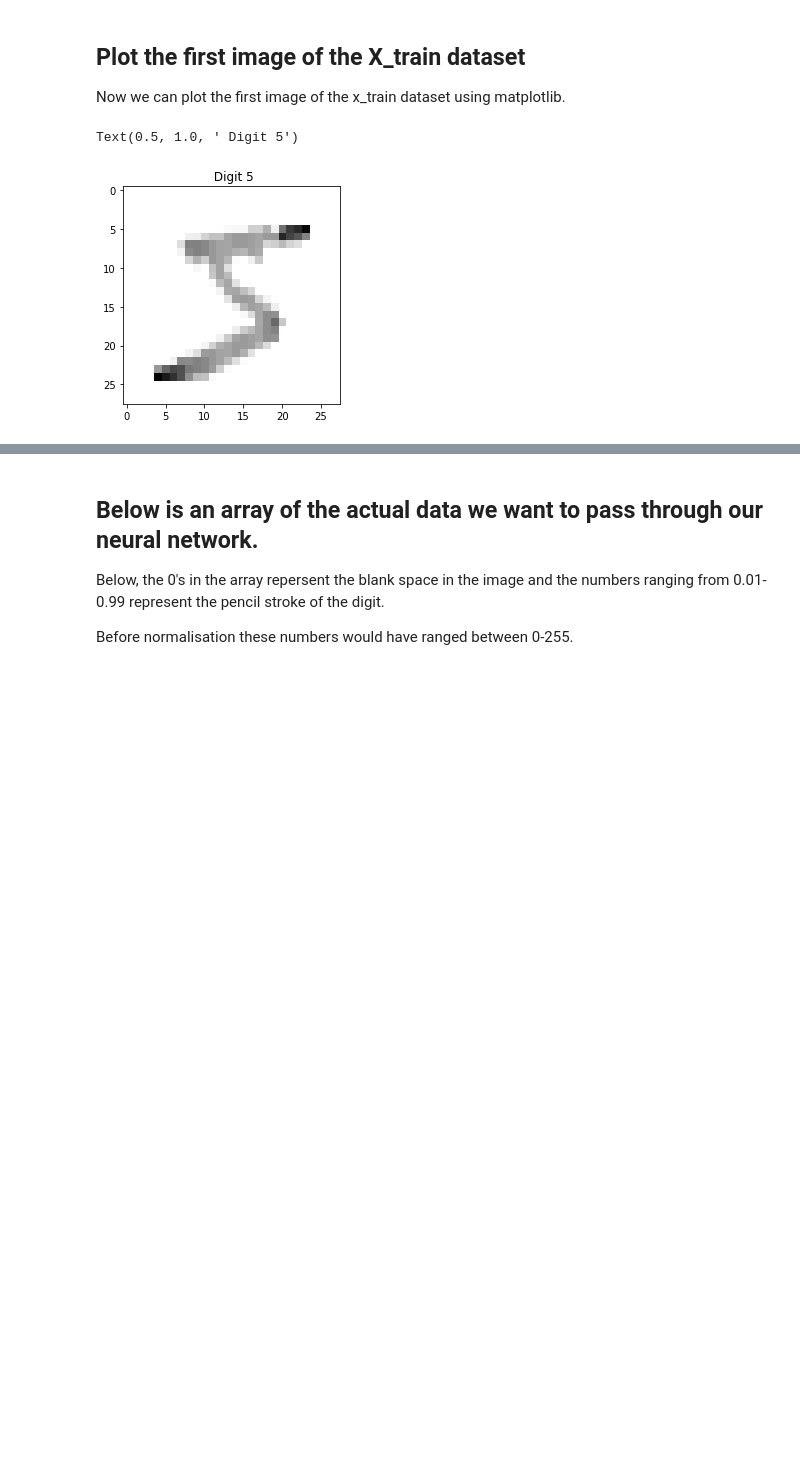
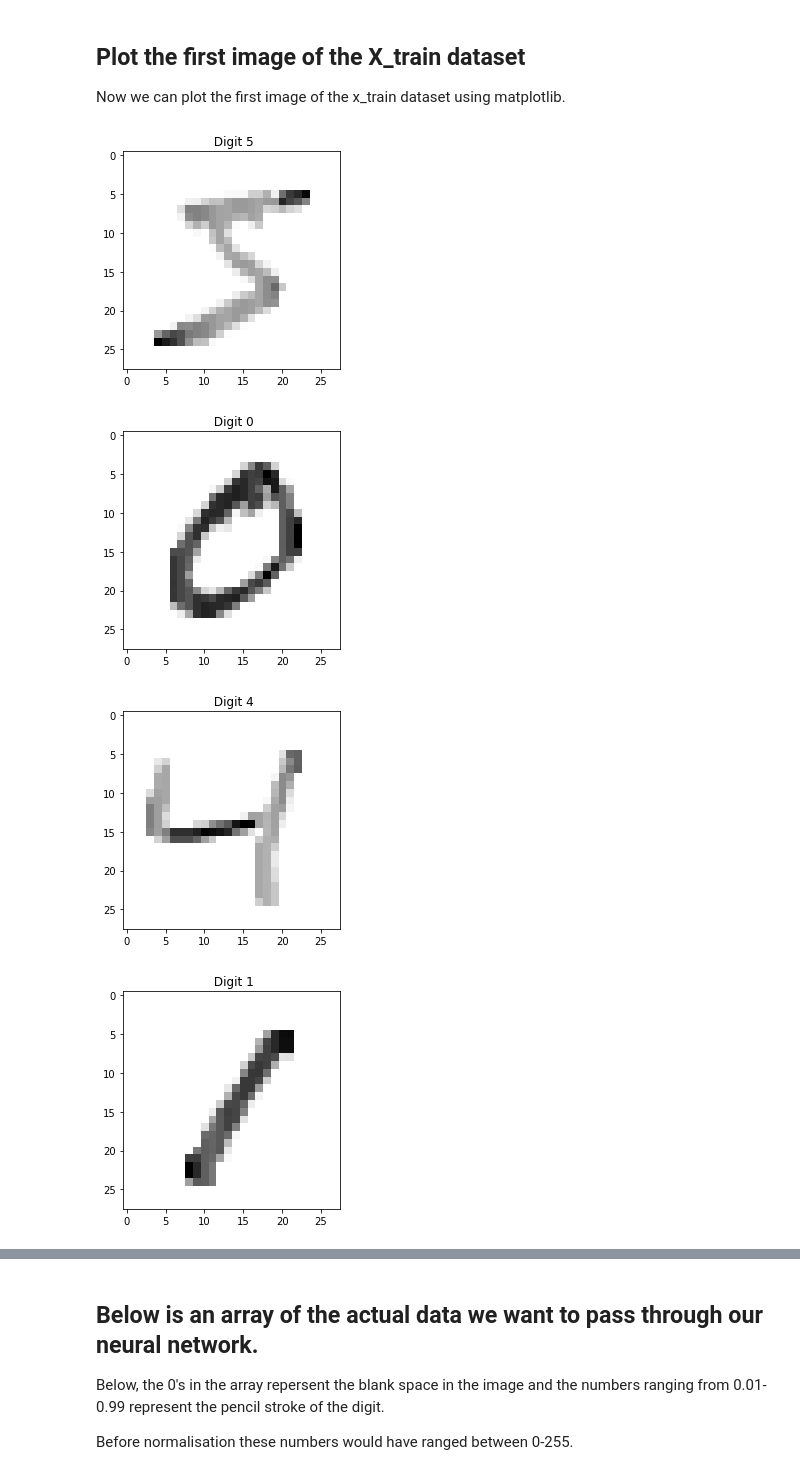
Before and after one commit to NeilK-94/Emerging-Tech-Assessment, a Jupyter notebook: My Model.ipynb, the cells around one changed output, grey strips where cells are left out. Drawn from its saved outputs; the diff is of its cells as text; code cells hidden in the pictures; blank space fills up the shorter version.

```diff
--- a/My Model.ipynb
+++ b/My Model.ipynb
@@ -43,8 +41,12 @@ print(y_test.shape)
 ## Plot the first image of the X_train dataset
 Now we can plot the first image of the x_train dataset using matplotlib.
 # %%
-plt.imshow(X_train[0], plt.cm.binary) # this is not a color image so we use colormap to change it to black and white
-plt.title(" Digit " + str(y_train[0]))
+for i in range(0,5):
+    plt.imshow(X_train[i], plt.cm.binary) # this is not a color image so we use colormap to change it to black and white
+    plt.title(" Digit " + str(y_train[i]))
+    plt.show()
 # %% [output]
-Text(0.5, 1.0, ' Digit 5')
 [figure]
+[figure, added]
+[figure, added]
+[figure, added]
```
Also changed, not shown: parts of 10 cells of this notebook, 12 other files.
